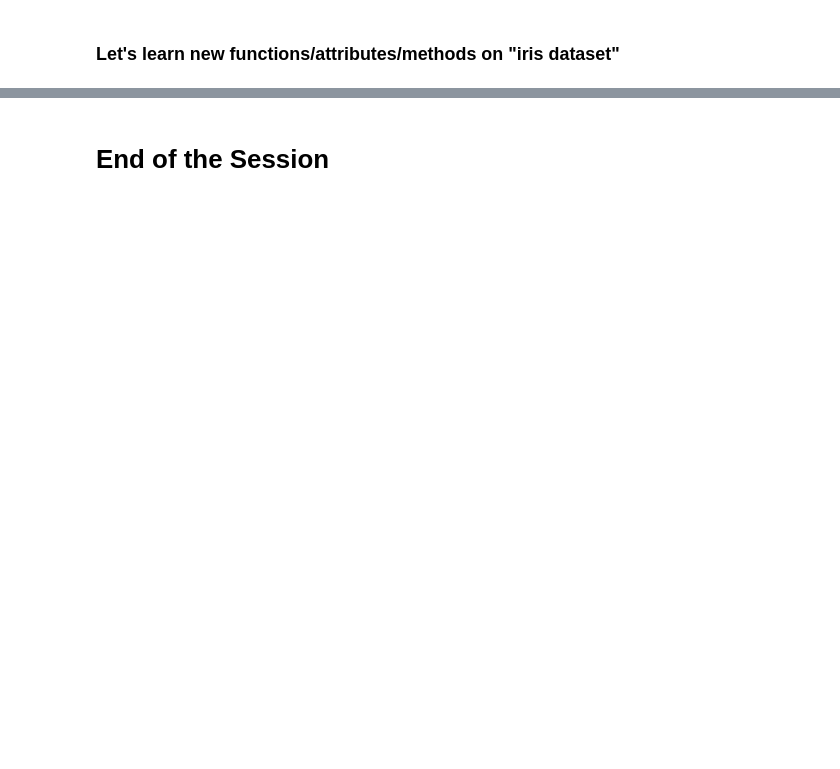
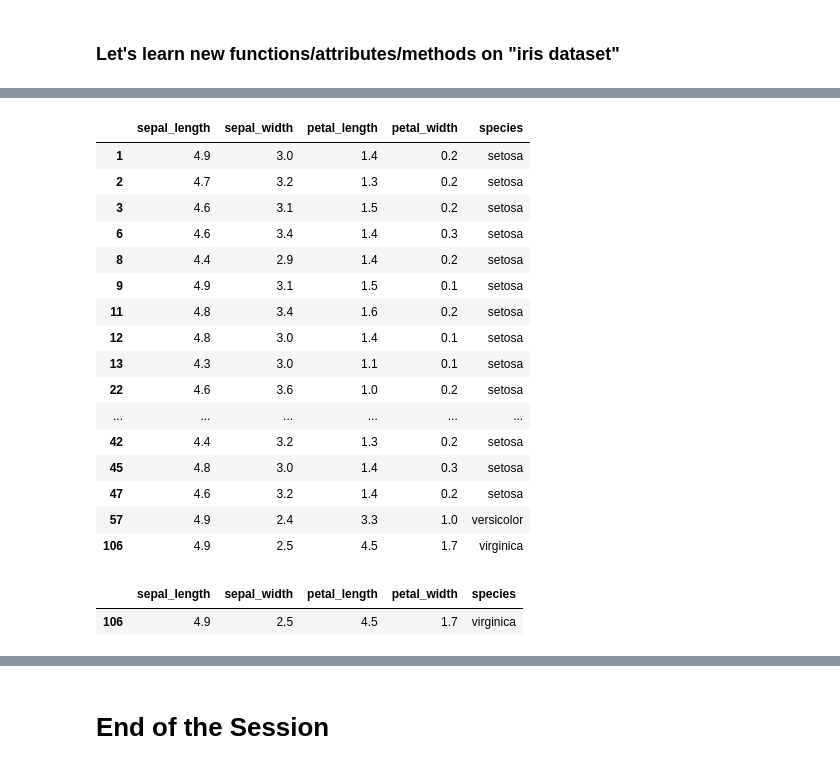
Before and after one commit to agltkn/DawPy, a Jupyter notebook: DAwPy-S4 (Pandas DataFrames, Selection and Indexing).ipynb, the cells around one changed output, grey strips where cells are left out. Saved outputs shown, nothing was run; the diff lists cells and outputs as text; code cells hidden in the pictures; blank space fills up the shorter version.

```diff
--- a/DAwPy-S4 (Pandas DataFrames, Selection and Indexing).ipynb
+++ b/DAwPy-S4 (Pandas DataFrames, Selection and Indexing).ipynb
@@ -862,0 +1015,3 @@ Let us go over how to work with Multi-Index, first we'll create a quick example
+# %%
+df = sns.load_dataset("iris")
+df
@@ -862,0 +1173,26 @@ Let us go over how to work with Multi-Index, first we'll create a quick example
+# %%
+df[(df.sepal_length>4) & (df.sepal_length<5)] #sepal length 4 ile 5 arasında olanları getirdi
+# %% [output]
+|  | sepal_length | sepal_width | petal_length | petal_width | species |
+| 1 | 4.9 | 3.0 | 1.4 | 0.2 | setosa |
+| 2 | 4.7 | 3.2 | 1.3 | 0.2 | setosa |
+| 3 | 4.6 | 3.1 | 1.5 | 0.2 | setosa |
+| 6 | 4.6 | 3.4 | 1.4 | 0.3 | setosa |
+| 8 | 4.4 | 2.9 | 1.4 | 0.2 | setosa |
+| 9 | 4.9 | 3.1 | 1.5 | 0.1 | setosa |
+| 11 | 4.8 | 3.4 | 1.6 | 0.2 | setosa |
+| 12 | 4.8 | 3.0 | 1.4 | 0.1 | setosa |
+| 13 | 4.3 | 3.0 | 1.1 | 0.1 | setosa |
+| 22 | 4.6 | 3.6 | 1.0 | 0.2 | setosa |
+| ... | ... | ... | ... | ... | ... |
+| 42 | 4.4 | 3.2 | 1.3 | 0.2 | setosa |
+| 45 | 4.8 | 3.0 | 1.4 | 0.3 | setosa |
+| 47 | 4.6 | 3.2 | 1.4 | 0.2 | setosa |
+| 57 | 4.9 | 2.4 | 3.3 | 1.0 | versicolor |
+| 106 | 4.9 | 2.5 | 4.5 | 1.7 | virginica |
+# %%
+df[(df.species == "virginica") & (df.sepal_length>4)  & (df.sepal_length<5)]
+#species içinde virginica olanlar ve sepal length 4 ten küçük ve sepal length 5 den küçük
+# %% [output]
+|  | sepal_length | sepal_width | petal_length | petal_width | species |
+| 106 | 4.9 | 2.5 | 4.5 | 1.7 | virginica |
```
Also changed, not shown: parts of 59 cells of this notebook.
